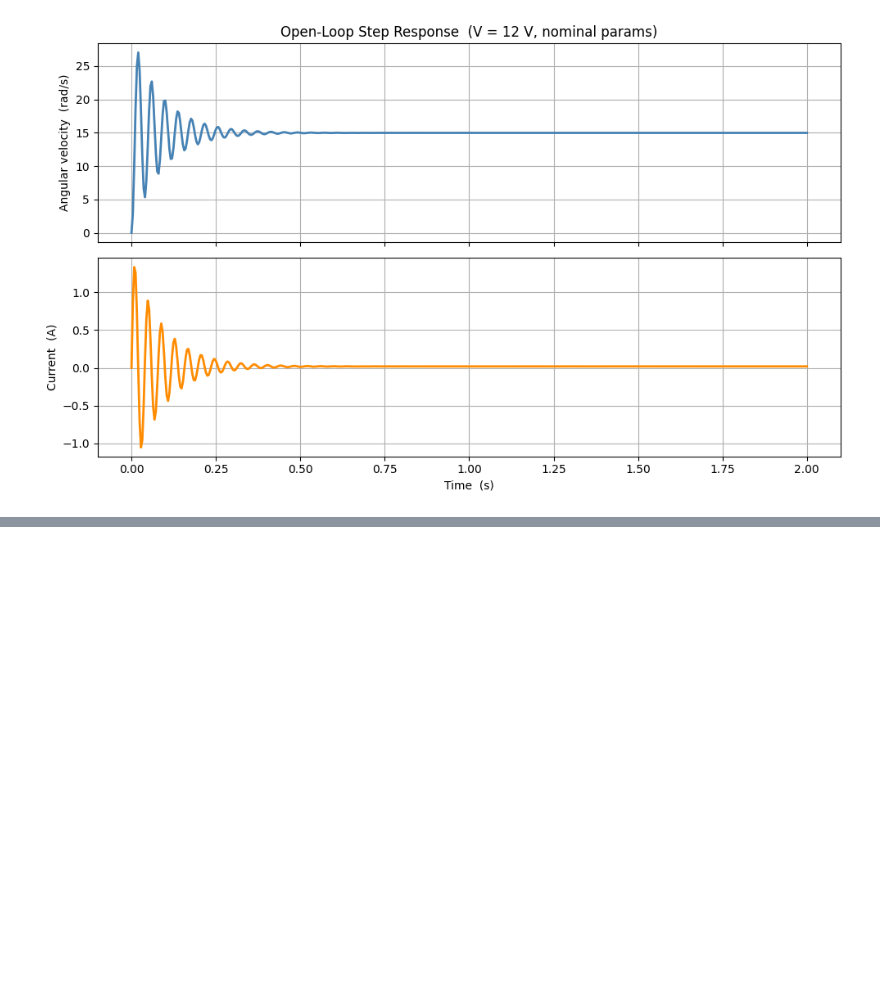
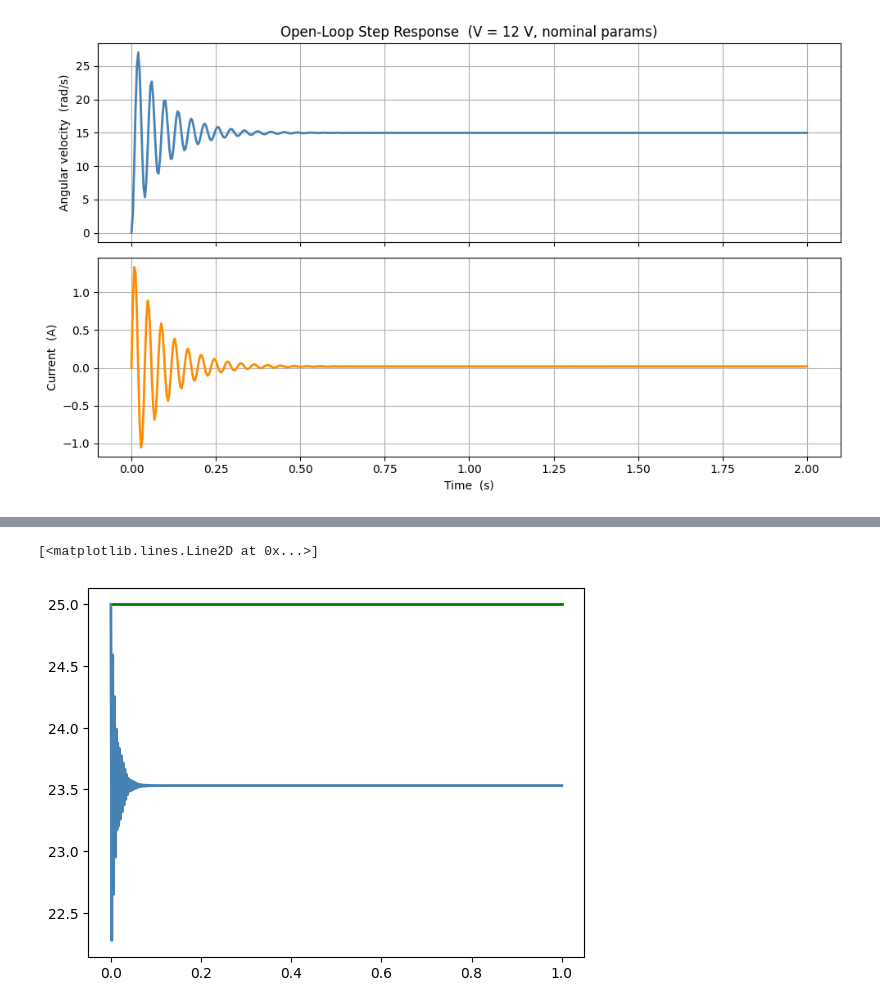
Before and after one commit to richieaneks/Richard-Chidubem-Aniekwe, a Jupyter notebook: main.ipynb, the cells around one changed output, grey strips where cells are left out. Saved outputs shown, nothing was run; the diff lists cells and outputs as text; code cells hidden in the pictures; blank space fills up the shorter version.

```diff
--- a/main.ipynb
+++ b/main.ipynb
@@ -78,0 +82,6 @@ plt.tight_layout()
+# %%
+plt.plot(np.linspace(0, 1, max_steps), [target]*max_steps, color='green', linewidth=2)
+plt.plot(np.linspace(0, 1, max_steps), log[:,2], color='steelblue', linewidth=2)
+# %% [output]
+[<matplotlib.lines.Line2D at 0x...>]
+[figure, added]
```
Also changed, not shown: parts of 4 cells of this notebook.
